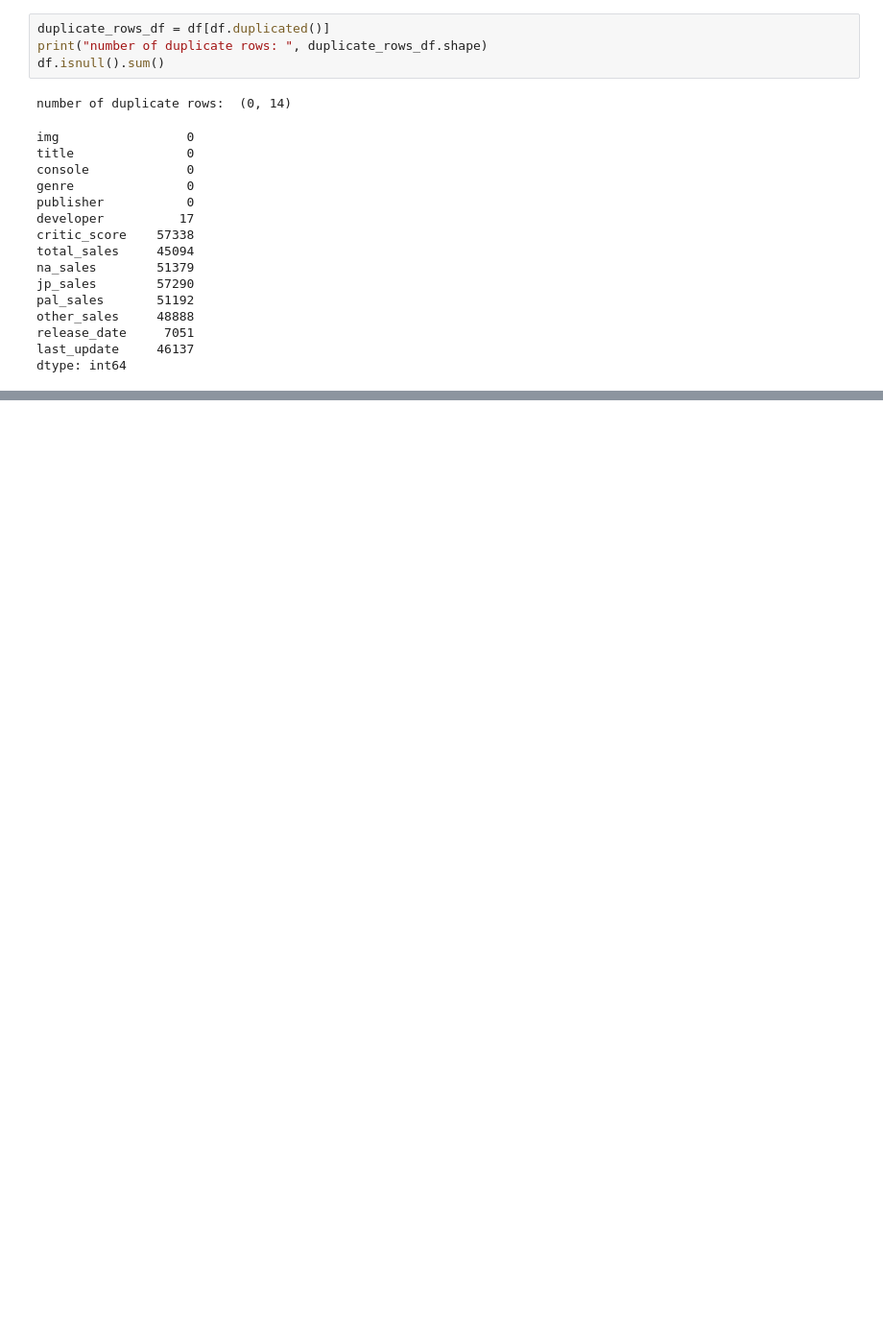
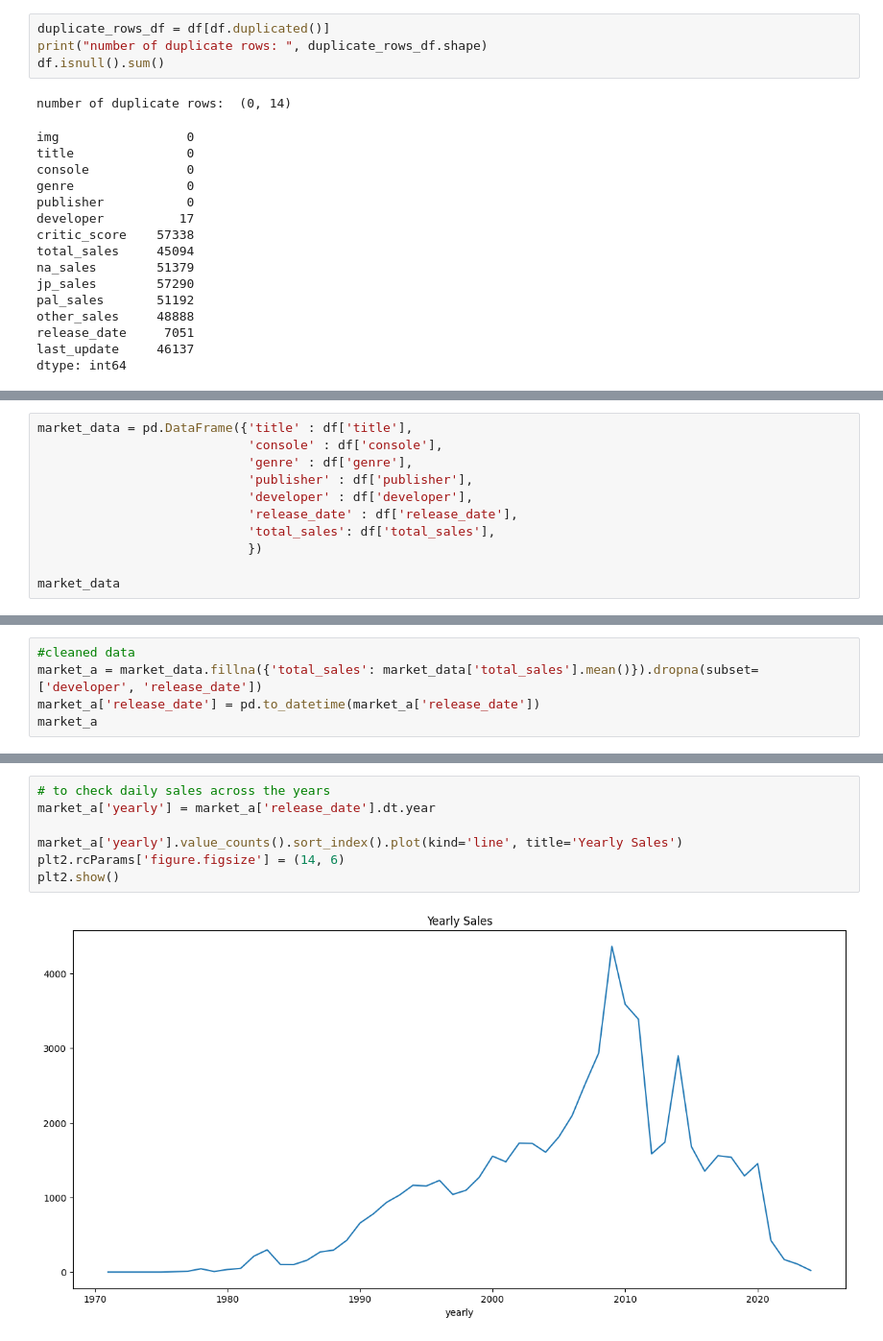
Before and after one commit to Bleow69/Beepboop, a Jupyter notebook: VGModel.ipynb, the cells around one changed output, grey strips where cells are left out. Shown at 96% size. Drawn from its saved outputs; the diff is of its cells as text; blank space fills up the shorter version.

```diff
--- a/VGModel.ipynb
+++ b/VGModel.ipynb
@@ -67,0 +88,11 @@ Dataset has missing values but no duplicate values
+# %%
+market_data = pd.DataFrame({'title' : df['title'],
+                            'console' : df['console'],
+                            'genre' : df['genre'],
+                            'publisher' : df['publisher'],
+                            'developer' : df['developer'],
+                            'release_date' : df['release_date'],
+                            'total_sales': df['total_sales'],
+                            })
+
+market_data
@@ -67,0 +122,5 @@ Dataset has missing values but no duplicate values
+# %%
+#cleaned data
+market_a = market_data.fillna({'total_sales': market_data['total_sales'].mean()}).dropna(subset=['developer', 'release_date'])
+market_a['release_date'] = pd.to_datetime(market_a['release_date'])
+market_a
@@ -67,0 +154,9 @@ Dataset has missing values but no duplicate values
+# %%
+# to check daily sales across the years
+market_a['yearly'] = market_a['release_date'].dt.year
+
+market_a['yearly'].value_counts().sort_index().plot(kind='line', title='Yearly Sales')
+plt2.rcParams['figure.figsize'] = (14, 6)
+plt2.show()
+# %% [output]
+[figure, added]
```
Also changed, not shown: parts of 16 cells of this notebook.
